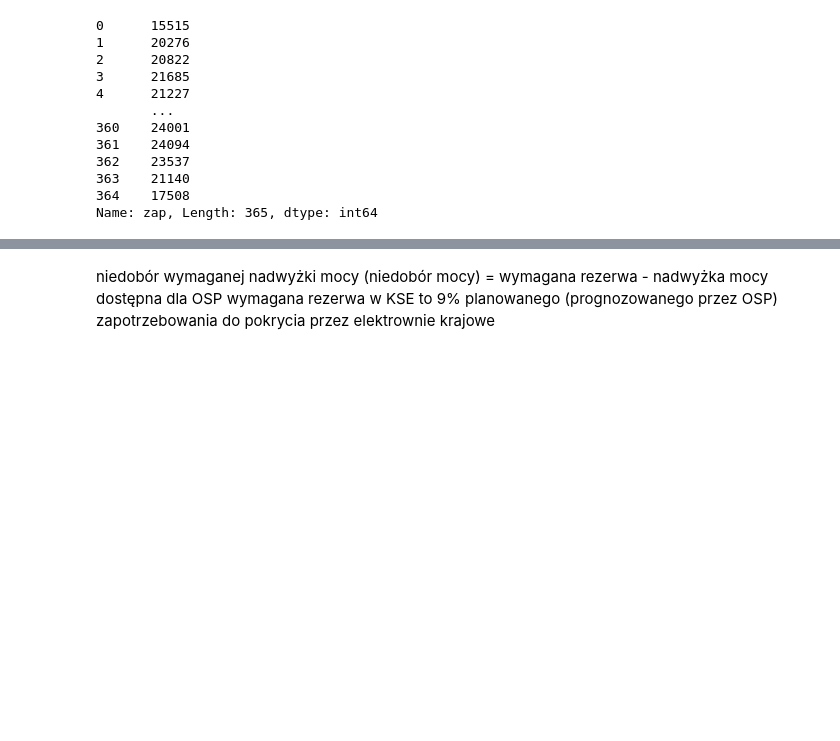
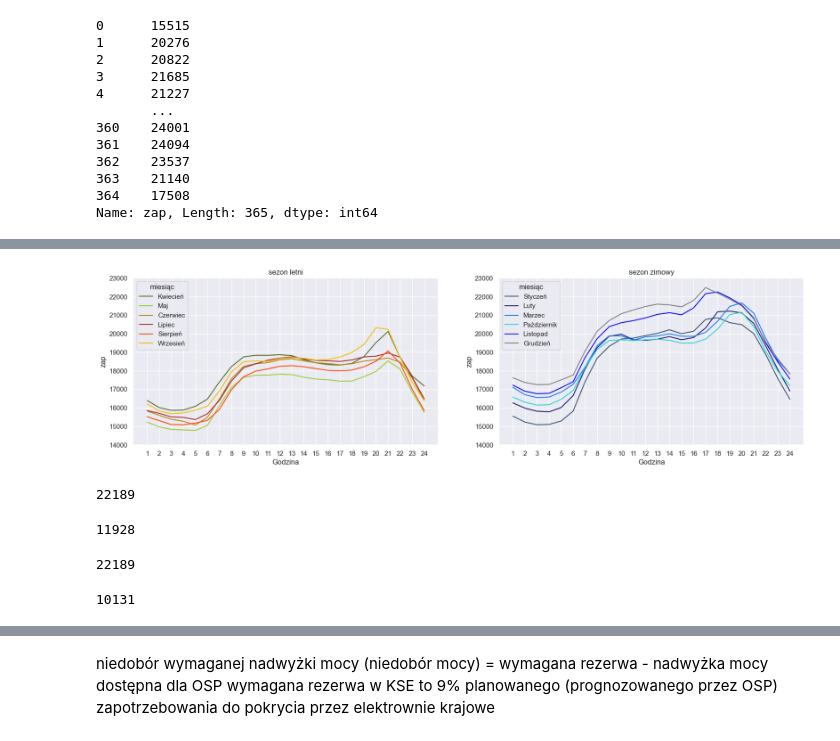
Before and after one commit to Justyna-Bikowska/Justyna_projekt, a Jupyter notebook: analiza plan PSE.ipynb, the cells around one changed output, grey strips where cells are left out. Saved outputs shown, nothing was run; the diff lists cells and outputs as text; code cells hidden in the pictures; blank space fills up the shorter version.

```diff
--- a/analiza plan PSE.ipynb
+++ b/analiza plan PSE.ipynb
@@ -261,8 +464,9 @@ Name: zap, Length: 365, dtype: int64
 # %%
-#jak dodać kolumnę z sezonem ?
+# dodanie sezonu lato, zima
 
 for index, row in plan_2023.iterrows():
-    if (row['Doba'] >= '01.04.2023') & (row['Doba'] <= '30.09.2023') :
+    if (row['Doba'] <warunek1) | (row['Doba']> warunek2):
+        plan_2023.loc[index,'sezon'] = 'zima'
+    else:
         plan_2023.loc[index,'sezon'] = 'lato'
-        print (plan_2023.loc[index,'sezon'])
 # %% [output]
@@ -274,9 +481,10 @@ TypeError: '>=' not supported between instances of 'Timestamp' and 'str'
 srednie_godz=plan_2023.groupby('Godzina', as_index=False)['zap'].mean()
 
 #srednie godziny z lata
-lato = plan_2023[ (plan_2023['Doba']>='01.04.2023') & (plan_2023['Doba']<='30.09.2023') ]
+lato = plan_2023[ (plan_2023['Doba']>='2023-04-01') & (plan_2023['Doba']<='2023-09-30') ]
 srednie_godz_lato=lato.groupby('Godzina', as_index=False)['zap'].mean()
 
 #srednie godziny z zimy
-zima = plan_2023[ (plan_2023['Doba']<'01.04.2023') | (plan_2023['Doba']>'30.09.2023') ]
+zima = plan_2023[ (plan_2023['Doba']<'2023-04-01') | (plan_2023['Doba']>'2023-09-30') ]
 srednie_godz_zima=zima.groupby('Godzina', as_index=False)['zap'].mean()
+#kolory rgb(26, 118, 255), rgb(55, 83, 109)
@@ -333,0 +491,3 @@ plt.show()
+# %%
+srednie_godz_zima2 =zima.groupby(['miesiąc data', 'miesiąc','Godzina'], as_index=False)['zap'].mean().sort_values(by='miesiąc data')
+srednie_godz_lato2 =lato.groupby(['miesiąc data', 'miesiąc','Godzina'], as_index=False)['zap'].mean().sort_values(by='miesiąc data')
@@ -333,0 +511,64 @@ plt.show()
+# %%
+data = srednie_godz_lato2
+dayList  = srednie_godz_lato2['Godzina']
+godziny = range(1,25)
+
+sns.set()
+
+fig3, ax = plt.subplots(1,2, figsize=(20,5))
+
+
+blue_colors = ['#37536D', '#191970',  '#1A76FF',  '#28D6D6', 'blue', '#808080']
+
+orange_colors = ['#556B2F', '#9ACD32', '#B8860B','#A52A2A', '#FF4500','#F0BE04']
+#palette = sns.color_palette("mako_r", 6)
+
+
+
+sns.lineplot(
+    data=srednie_godz_lato2,
+    x='Godzina',
+    y='zap',
+    hue='miesiąc',
+    palette=orange_colors,
+    ax=ax[0]
+)
+
+sns.lineplot(
+    data=srednie_godz_zima2,
+    x='Godzina',
+    y='zap',
+    hue='miesiąc',
+    palette=blue_colors,
+    ax=ax[1]
+)
+
+
+ax[0].set_title("sezon letni")
+ax[1].set_title("sezon zimowy")
+
+ax[0].set_xticks(godziny)
+ax[1].set_xticks(godziny)
+
+ax[0].set_ylim(14000, 23000)
+ax[1].set_ylim(14000, 23000)
+
+plt.show()
+# %% [output]
+[figure, added]
+# %%
+lato.query("Godzina >= 19 & Godzina <= 22")['zap'].max()
+# %% [output]
+22189
+# %%
+lato['zap'].min()
+# %% [output]
+11928
+# %%
+lato['zap'].max()
+# %% [output]
+22189
+# %%
+zima['zap'].min()
+# %% [output]
+10131
```
Also changed, not shown: parts of 116 cells of this notebook, 1 other file.
